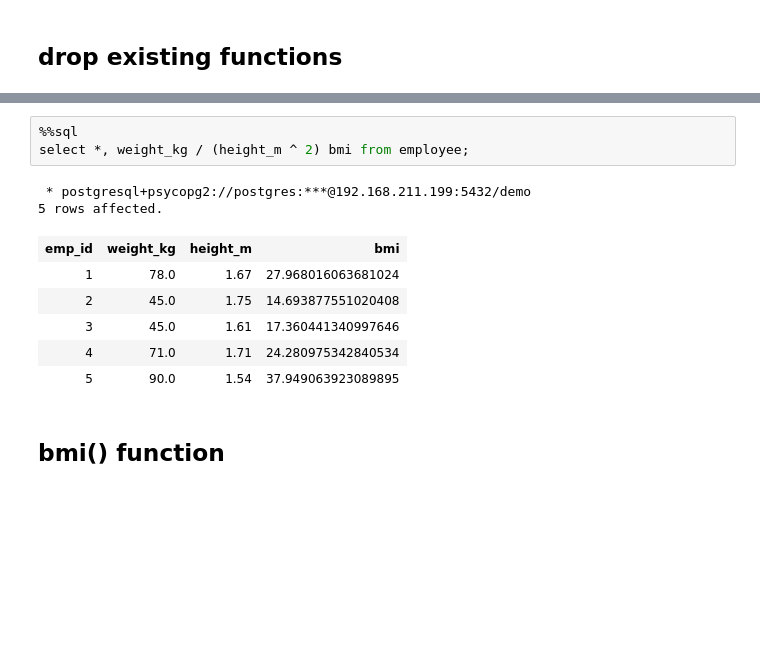
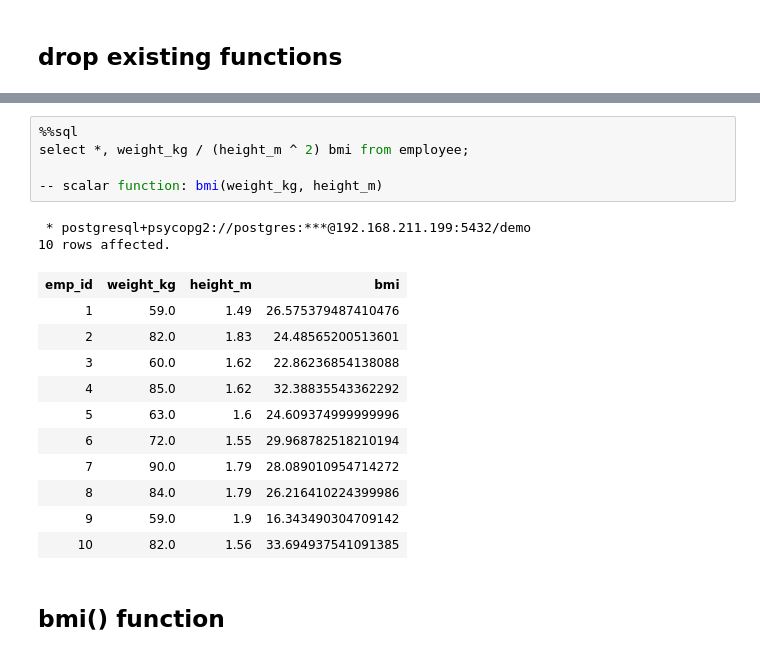
Before and after one commit to prasertcbs/postgresql_tutorial, a Jupyter notebook: scalar_function.ipynb, the cells around one changed output, grey strips where cells are left out. Cells and saved outputs as stored; diff of their text form; blank space fills up the shorter version.

```diff
--- a/scalar_function.ipynb
+++ b/scalar_function.ipynb
@@ -117,15 +131,22 @@ Done.
 # %%
 %%sql
 select *, weight_kg / (height_m ^ 2) bmi from employee;
+
+-- scalar function: bmi(weight_kg, height_m)
 # %% [output]
  * postgresql+psycopg2://postgres:***@192.168.211.199:5432/demo
-5 rows affected.
+10 rows affected.
 | emp_id | weight_kg | height_m | bmi |
-| 1 | 78.0 | 1.67 | 27.968016063681024 |
-| 2 | 45.0 | 1.75 | 14.693877551020408 |
-| 3 | 45.0 | 1.61 | 17.360441340997646 |
-| 4 | 71.0 | 1.71 | 24.280975342840534 |
-| 5 | 90.0 | 1.54 | 37.949063923089895 |
+| 1 | 59.0 | 1.49 | 26.575379487410476 |
+| 2 | 82.0 | 1.83 | 24.48565200513601 |
+| 3 | 60.0 | 1.62 | 22.86236854138088 |
+| 4 | 85.0 | 1.62 | 32.38835543362292 |
+| 5 | 63.0 | 1.6 | 24.609374999999996 |
+| 6 | 72.0 | 1.55 | 29.968782518210194 |
+| 7 | 90.0 | 1.79 | 28.089010954714272 |
+| 8 | 84.0 | 1.79 | 26.216410224399986 |
+| 9 | 59.0 | 1.9 | 16.343490304709142 |
+| 10 | 82.0 | 1.56 | 33.694937541091385 |
 # %% [markdown]
 ## bmi() function
 # %%
```
Also changed, not shown: parts of 13 cells of this notebook, 1 other file.
